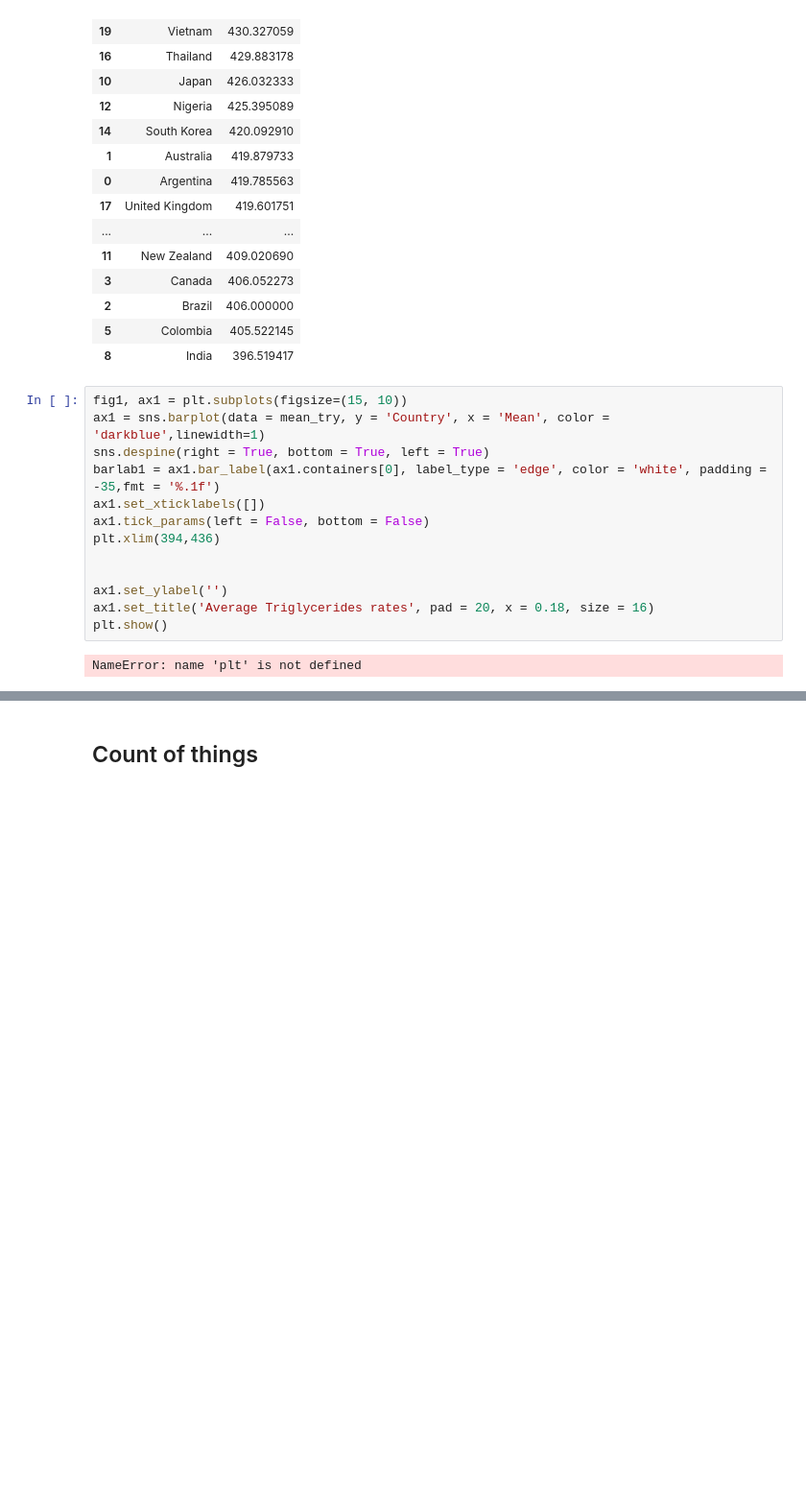
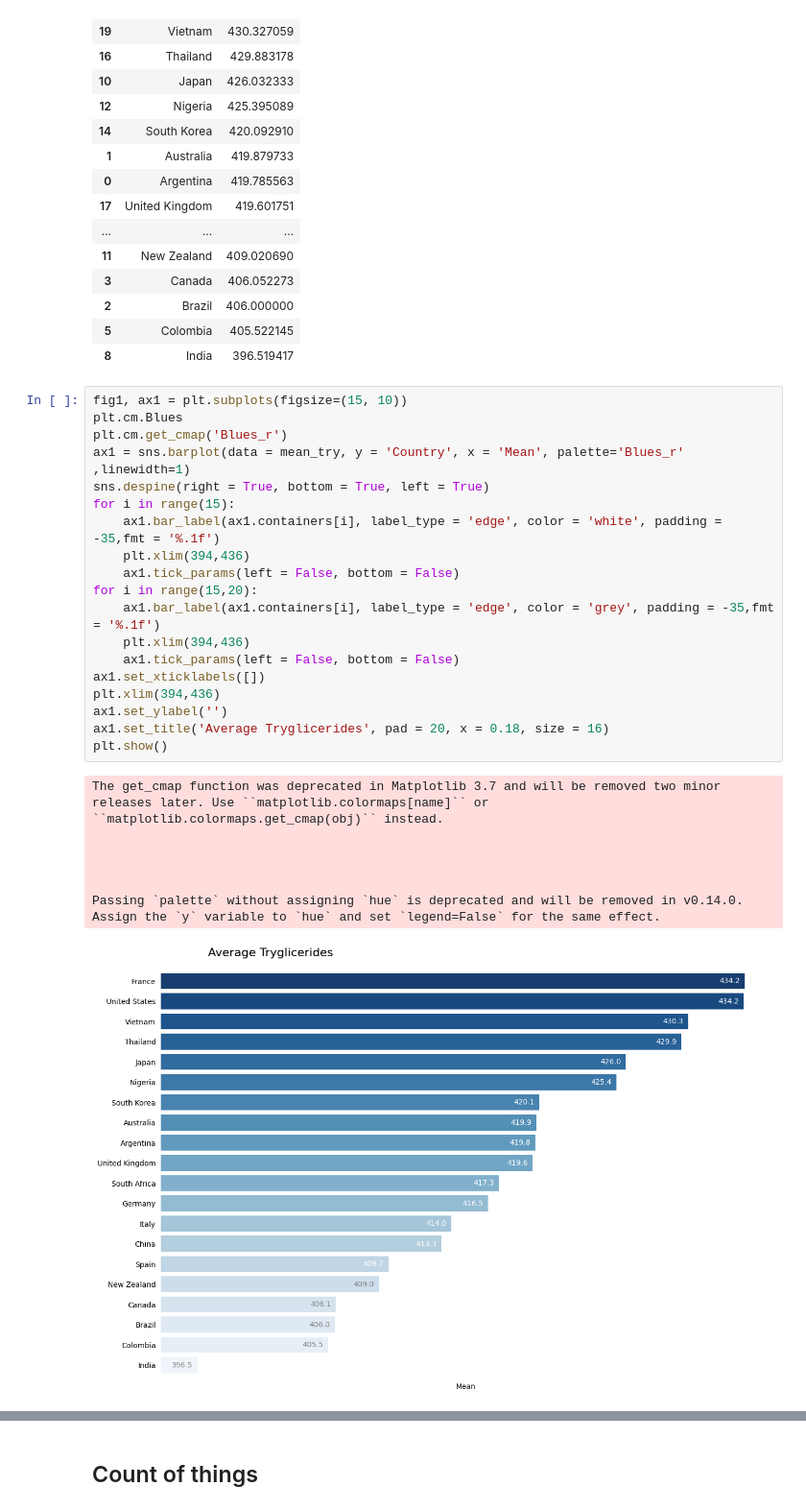
Before and after one commit to Neeraj1437/heart_attack_final, a Jupyter notebook: final_file.ipynb, the cells around one changed output, grey strips where cells are left out. Shown at 96% size. Cells and saved outputs as stored; diff of their text form; blank space fills up the shorter version.

```diff
--- a/final_file.ipynb
+++ b/final_file.ipynb
@@ -367,19 +364,31 @@ mean_try
 | 8 | India | 396.519417 |
 # %%
 fig1, ax1 = plt.subplots(figsize=(15, 10))
-ax1 = sns.barplot(data = mean_try, y = 'Country', x = 'Mean', color = 'darkblue',linewidth=1)
+plt.cm.Blues
+plt.cm.get_cmap('Blues_r')
+ax1 = sns.barplot(data = mean_try, y = 'Country', x = 'Mean', palette='Blues_r' ,linewidth=1)
 sns.despine(right = True, bottom = True, left = True)
-barlab1 = ax1.bar_label(ax1.containers[0], label_type = 'edge', color = 'white', padding = -35,fmt = '%.1f')
+for i in range(15):
+    ax1.bar_label(ax1.containers[i], label_type = 'edge', color = 'white', padding = -35,fmt = '%.1f')
+    plt.xlim(394,436)
+    ax1.tick_params(left = False, bottom = False)
+for i in range(15,20):
+    ax1.bar_label(ax1.containers[i], label_type = 'edge', color = 'grey', padding = -35,fmt = '%.1f')
+    plt.xlim(394,436)
+    ax1.tick_params(left = False, bottom = False)
 ax1.set_xticklabels([])
-ax1.tick_params(left = False, bottom = False)
 plt.xlim(394,436)
-
-
 ax1.set_ylabel('')
-ax1.set_title('Average Triglycerides rates', pad = 20, x = 0.18, size = 16)
+ax1.set_title('Average Tryglicerides', pad = 20, x = 0.18, size = 16)
 plt.show()
 # %% [output]
-NameError: name 'plt' is not defined
+The get_cmap function was deprecated in Matplotlib 3.7 and will be removed two minor releases later. Use ``matplotlib.colormaps[name]`` or ``matplotlib.colormaps.get_cmap(obj)`` instead.
+
+
+
+
+Passing `palette` without assigning `hue` is deprecated and will be removed in v0.14.0. Assign the `y` variable to `hue` and set `legend=False` for the same effect.
+[figure, added]
 # %%
 import plotly.express as px
 
```
Also changed, not shown: parts of 13 cells of this notebook, 1 other file.
